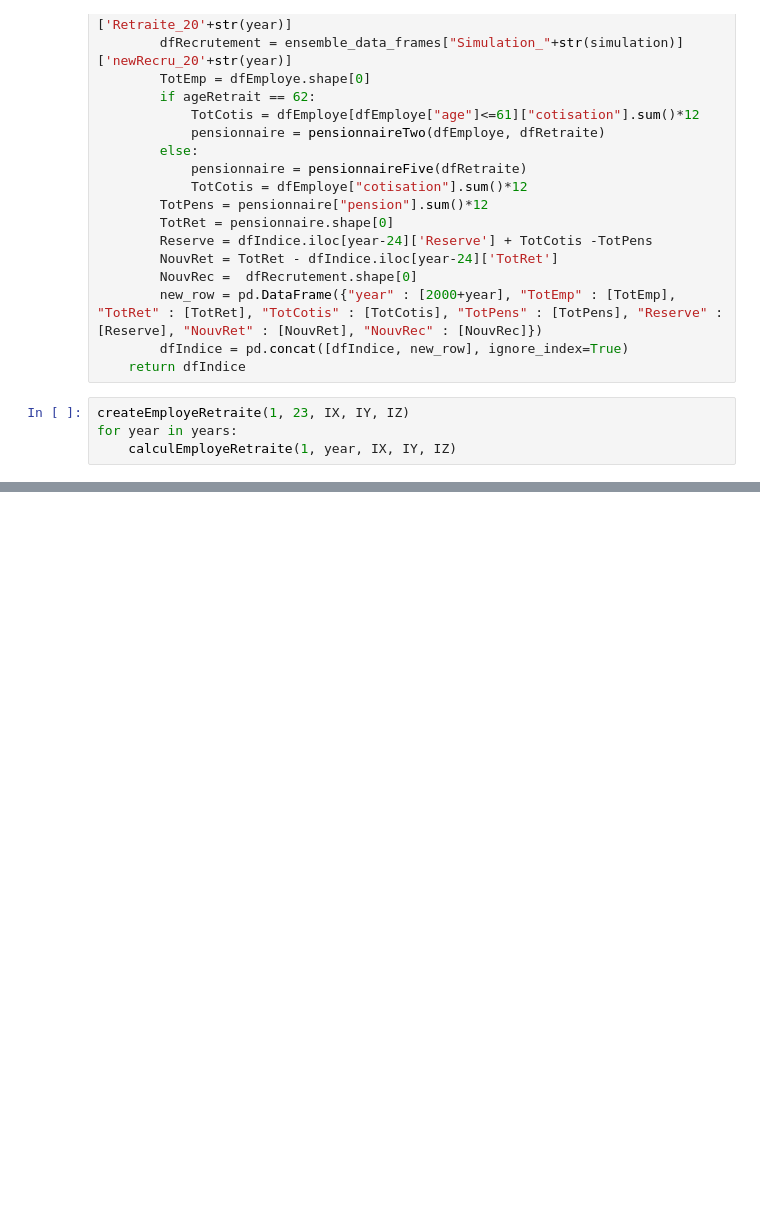
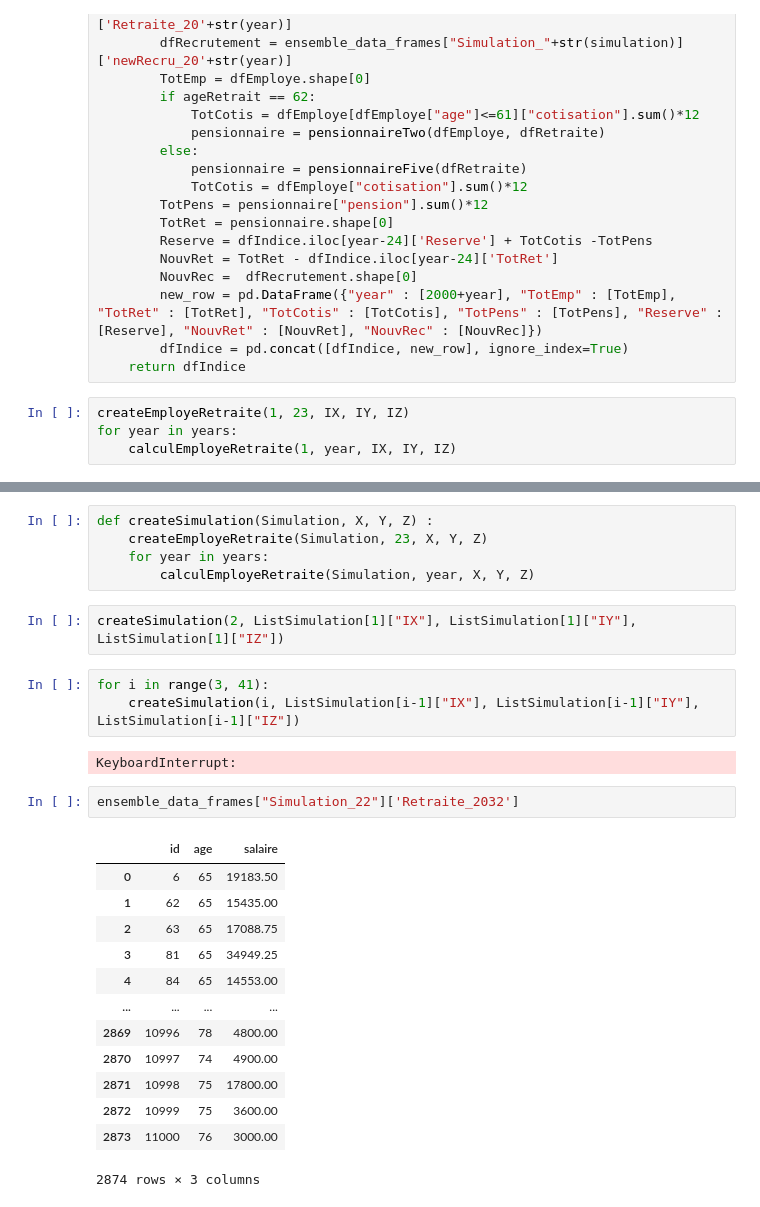
Before and after one commit to Khalil200a/Simulation, a Jupyter notebook: main.ipynb, the cells around one changed output, grey strips where cells are left out. Cells and saved outputs as stored; diff of their text form; blank space fills up the shorter version.

```diff
--- a/main.ipynb
+++ b/main.ipynb
@@ -331,0 +339,28 @@ calculIndice(1, 65)
+# %%
+def createSimulation(Simulation, X, Y, Z) :
+    createEmployeRetraite(Simulation, 23, X, Y, Z)
+    for year in years:
+        calculEmployeRetraite(Simulation, year, X, Y, Z)
+# %%
+createSimulation(2, ListSimulation[1]["IX"], ListSimulation[1]["IY"], ListSimulation[1]["IZ"])
+# %%
+for i in range(3, 41):
+    createSimulation(i, ListSimulation[i-1]["IX"], ListSimulation[i-1]["IY"], ListSimulation[i-1]["IZ"])
+# %% [output]
+KeyboardInterrupt:
+# %%
+ensemble_data_frames["Simulation_22"]['Retraite_2032']
+# %% [output]
+|  | id | age | salaire |
+| 0 | 6 | 65 | 19183.50 |
+| 1 | 62 | 65 | 15435.00 |
+| 2 | 63 | 65 | 17088.75 |
+| 3 | 81 | 65 | 34949.25 |
+| 4 | 84 | 65 | 14553.00 |
+| ... | ... | ... | ... |
+| 2869 | 10996 | 78 | 4800.00 |
+| 2870 | 10997 | 74 | 4900.00 |
+| 2871 | 10998 | 75 | 17800.00 |
+| 2872 | 10999 | 75 | 3600.00 |
+| 2873 | 11000 | 76 | 3000.00 |
+2874 rows × 3 columns
```
Also changed, not shown: parts of 12 cells of this notebook.
